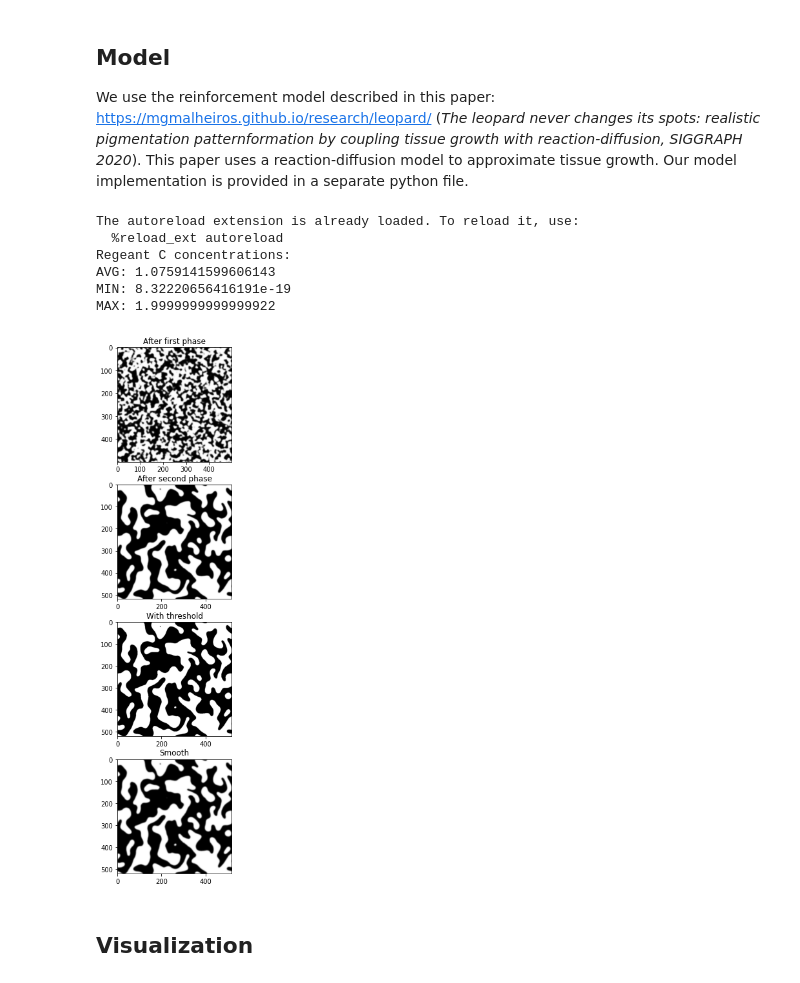
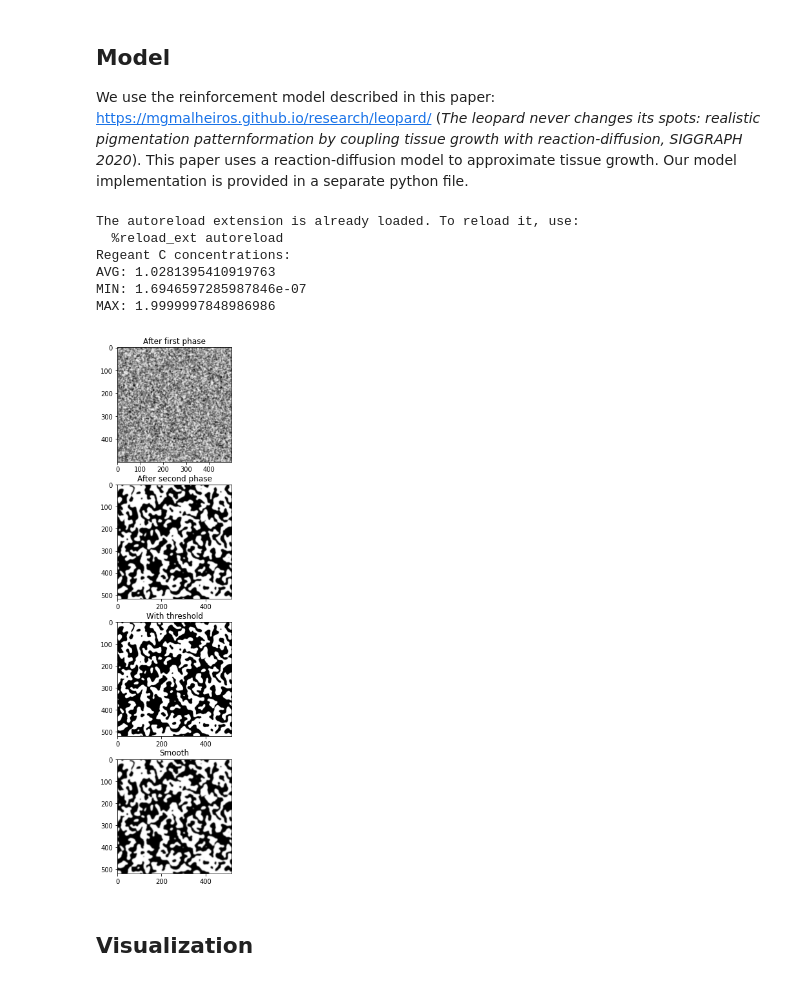
Before and after one commit to CorentinDumery/cow-tex-generator, a Jupyter notebook: python/cow_tex_generator.ipynb, the cells around one changed output. Drawn from its saved outputs; the diff is of its cells as text; code cells hidden in the pictures.

```diff
--- a/python/cow_tex_generator.ipynb
+++ b/python/cow_tex_generator.ipynb
@@ -26,43 +26,47 @@ smooth_cows = []
 
 for cow_id in range(n_cows):
 
+    # Varying parameters
+    config_cow["speed"] = (cow_id + 1) * 40
+
+
     cow_tex = Reinforcement(**config_cow, seed=cow_id)
     cow_tex.run_simulation(0, 100)
     pre_cow = cow_tex.getC()
     cow_tex.run_simulation(0, 1000, increasing_size=True)
 
     cow_c = cow_tex.getC()
     cow_threshold = cow_c > np.average(cow_c)
     cow_smooth = gaussian_filter(cow_c, sigma=1.1)
     smooth_cows.append(cow_smooth)
 
-    if cow_id == 0:
+    if cow_id == n_cows//2:
         fig, ax = plt.subplots(4, figsize=(15, 15))
         cmaps = ["Greys", "Greens", "jet", "inferno", "GnBu"]
         cmap = cmaps[0]
         interpolation='bilinear'
         #interpolation='nearest'
         print("Regeant C concentrations:")
         print("AVG:", np.average(cow_c))
         print("MIN:", np.min(cow_c))
         print("MAX:", np.max(cow_c))
         ax[0].imshow(pre_cow, cmap=cmap, interpolation=interpolation)
         ax[0].set_title('After first phase')
         ax[1].imshow(cow_tex.getC(), cmap=cmap, interpolation=interpolation)
         ax[1].set_title('After second phase')
         ax[2].imshow(cow_threshold, cmap=cmap, interpolation=interpolation)
         ax[2].set_title('With threshold')
         ax[3].imshow(cow_smooth, cmap=cmap, interpolation=interpolation)
         ax[3].set_title('Smooth')
         plt.show()
 # %% [output]
 The autoreload extension is already loaded. To reload it, use:
   %reload_ext autoreload
 Regeant C concentrations:
-AVG: 1.0759141599606143
-MIN: 8.32220656416191e-19
-MAX: 1.9999999999999922
+AVG: 1.0281395410919763
+MIN: 1.6946597285987846e-07
+MAX: 1.9999997848986986
-[figure, old version]
+[figure, new version]
 # %% [markdown]
 ## Visualization
 # %%
```
Also changed, not shown: parts of 1 cell of this notebook, 12 other files.
